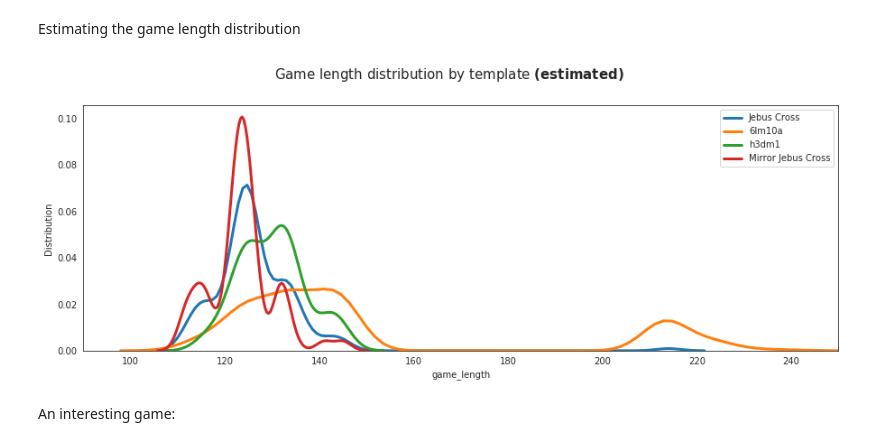
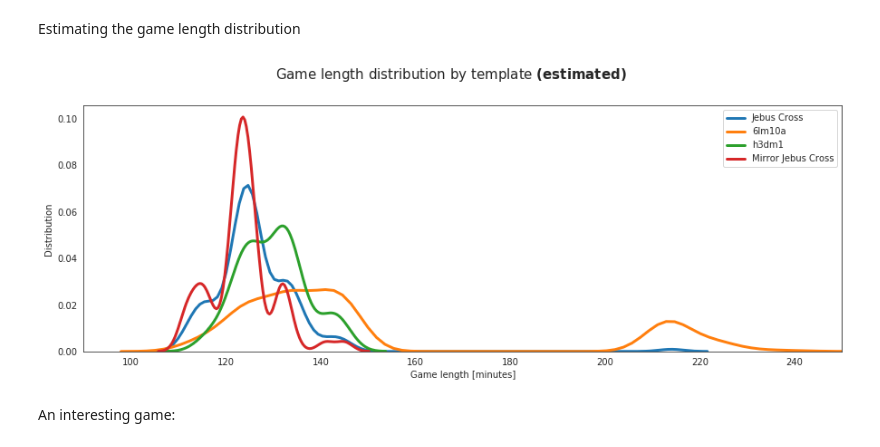
Before and after one commit to lkk7/HW-data-analysis, a Jupyter notebook: main.ipynb, the cells around one changed output. Cells and saved outputs as stored; diff of their text form; code cells hidden in the pictures.

```diff
--- a/main.ipynb
+++ b/main.ipynb
@@ -288,16 +292,16 @@ Estimating the game length distribution
 # %%
 temp_list = ['Jebus Cross', '6lm10a', 'h3dm1', 'Mirror Jebus Cross']
 fig, ax = plt.subplots(figsize=(15, 5))
 fig.suptitle("Game length distribution by template $\\bf{(estimated)}$", fontsize=15, y=1)
 ax.set_xlim((90, 250))
-ax.set_xlabel('Game length')
 ax.set_ylabel('Distribution')
 for i in range(4):
     sns.distplot(deciphered_df[deciphered_df['game_template'] == temp_list[i]]['game_length'],
                  ax=ax, hist=False, label=temp_list[i], kde_kws={'lw': 3})
+ax.set_xlabel('Game length [minutes]')
 fig.savefig('saved_images/12_gamelengthdist.png')
 # %% [output]
-[figure, old version]
+[figure, new version]
 # %% [markdown]
 An interesting game:
 # %%
```
Also changed, not shown: parts of 8 cells of this notebook, 12 other files.
